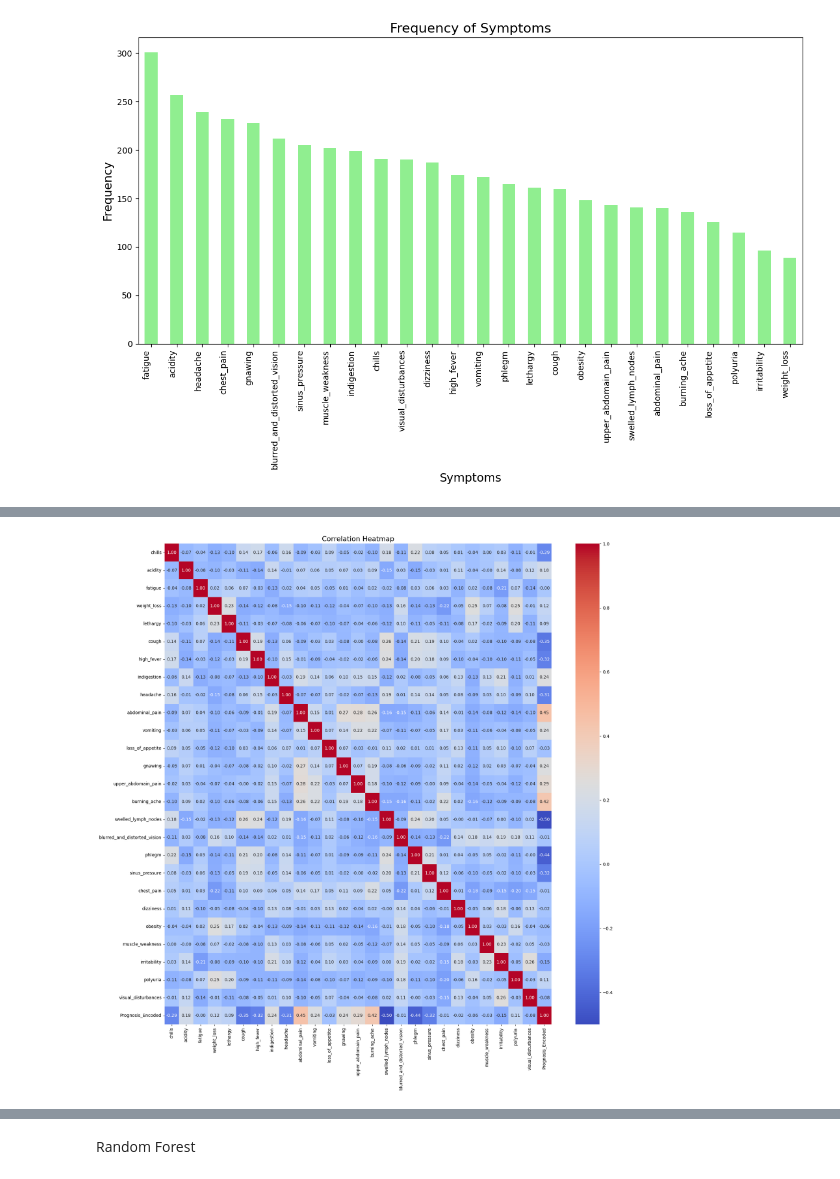
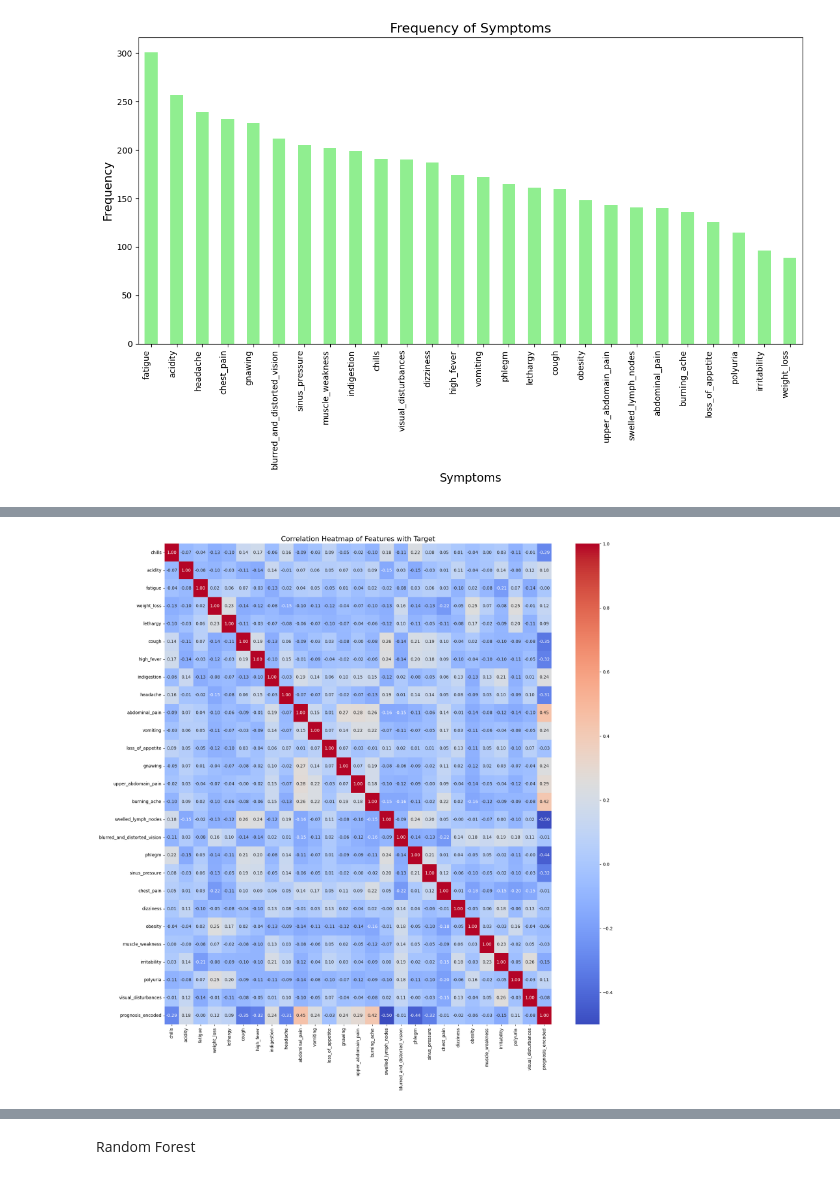
Before and after one commit to Sachinthana-Pathiranage/Sri-Ayu-Ayurvedic-Care, a Jupyter notebook: Notebooks/FESymptoms.ipynb, the cells around one changed output, grey strips where cells are left out. Drawn from its saved outputs; the diff is of its cells as text; code cells hidden in the pictures.

```diff
--- a/Notebooks/FESymptoms.ipynb
+++ b/Notebooks/FESymptoms.ipynb
@@ -226,0 +197,3 @@ Name: Prognosis_Encoded, dtype: float64
+# %%
+#Dropping the original 'prognosis' column
+data = data.drop('prognosis', axis=1)
@@ -226,0 +210,18 @@ Name: Prognosis_Encoded, dtype: float64
+# %%
+import pandas as pd
+import seaborn as sns
+import matplotlib.pyplot as plt
+
+# Add the encoded target back to the dataset temporarily
+data_with_target = data.copy()
+data_with_target['prognosis_encoded'] = y_encoded
+
+# Compute correlation matrix
+correlation_matrix = data_with_target.corr()
+
+# Extract correlations of features with the target variable, excluding the target itself
+target_correlation = correlation_matrix['prognosis_encoded'].drop('prognosis_encoded').sort_values(ascending=False)
+
+# Print the correlations
+print("Correlation of features with the target variable (prognosis_encoded):")
+print(target_correlation)
@@ -227,18 +246,8 @@ Name: Prognosis_Encoded, dtype: float64
 # %%
-import seaborn as sns
-import matplotlib.pyplot as plt
-
-# Calculate correlation matrix for numeric data
-correlation_matrix = numeric_data.corr()
-
-# Plot the heatmap
-plt.figure(figsize=(20, 20))  # Adjust the figure size as needed
-sns.heatmap(correlation_matrix, annot=True, cmap='coolwarm', fmt=".2f", cbar=True)
-
-# Add title
-plt.title("Correlation Heatmap", fontsize=16)
-
-# Display the heatmap
+# Plot heatmap of the correlations (including the target)
+plt.figure(figsize=(20, 20))
+sns.heatmap(correlation_matrix, annot=True, cmap='coolwarm', fmt=".2f")
+plt.title('Correlation Heatmap of Features with Target', fontsize=16)
 plt.show()
 # %% [output]
-[figure, old version]
+[figure, new version]
```
Also changed, not shown: parts of 18 cells of this notebook.
